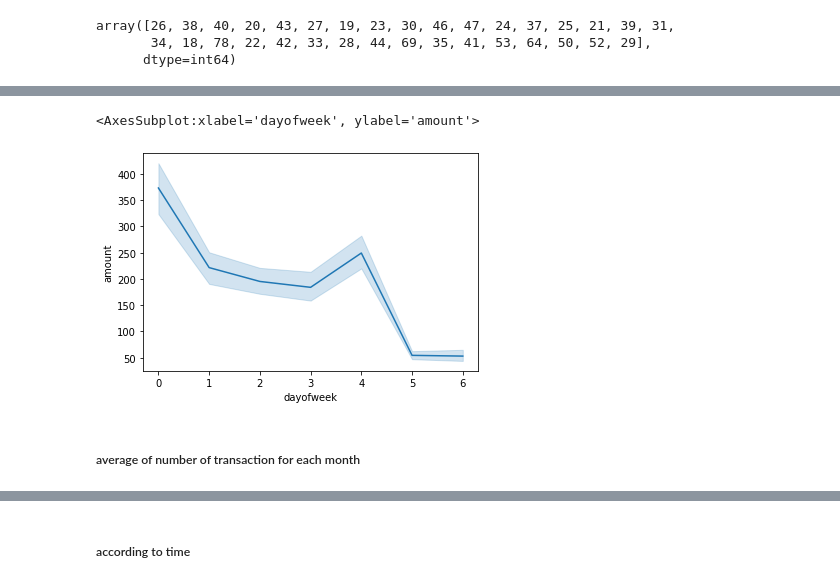
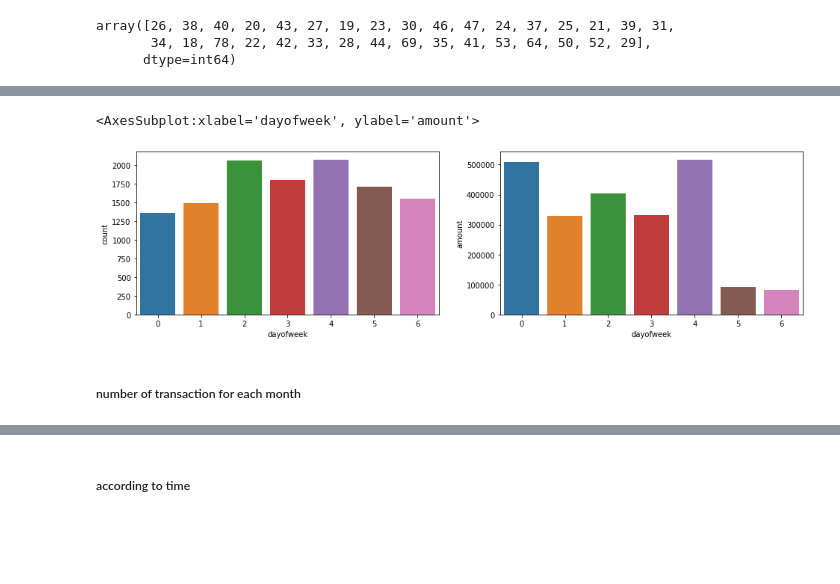
Before and after one commit to jiyoungparkme/machine_learning, a Jupyter notebook: anz_virtual_internship/anz_task_1.ipynb, the cells around one changed output, grey strips where cells are left out. Cells and saved outputs as stored; diff of their text form; code cells hidden in the pictures; blank space fills up the shorter version.

```diff
--- a/anz_virtual_internship/anz_task_1.ipynb
+++ b/anz_virtual_internship/anz_task_1.ipynb
@@ -147,10 +148,13 @@ df
-# %%
-sns.lineplot(data=data, x="dayofweek", y='amount')
-# %% [output]
-<AxesSubplot:xlabel='dayofweek', ylabel='amount'>
-[figure, removed]
+# %%
+fig, (ax1, ax2) = plt.subplots(ncols=2)
+fig.set_size_inches(16,4)
+sns.barplot(data=df, x="dayofweek", y='count',ax= ax1)
+sns.barplot(data=df, x="dayofweek", y='amount',ax= ax2)
+# %% [output]
+<AxesSubplot:xlabel='dayofweek', ylabel='amount'>
+[figure, added]
 # %% [markdown]
-##### average of number of transaction for each month
+##### number of transaction for each month
 # %%
 data['count'] = 1
 data['month'] = pd.to_datetime(data['date']).apply(lambda x: x.month)
```
Also changed, not shown: parts of 16 cells of this notebook.
